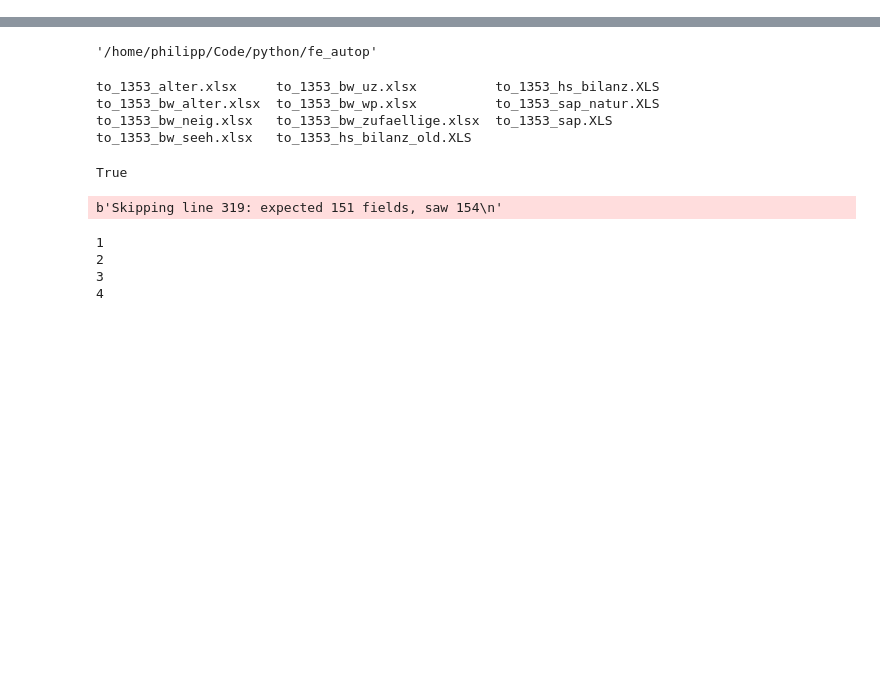
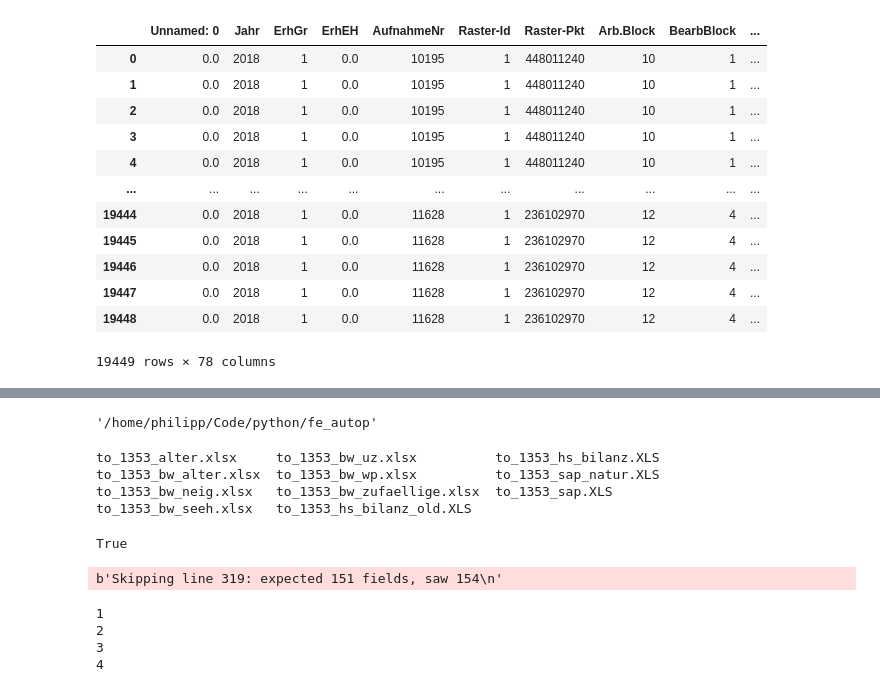
Before and after one commit to satlawa/obf_autop, a Jupyter notebook: main_03.ipynb, the cells around one changed output, grey strips where cells are left out. Saved outputs shown, nothing was run; the diff lists cells and outputs as text; code cells hidden in the pictures; blank space fills up the shorter version.

```diff
--- a/main_03.ipynb
+++ b/main_03.ipynb
@@ -16,4 +16,9 @@ from docx.enum.section import WD_ORIENT
 from docx.enum.section import WD_SECTION
 # %%
 from OBFMain import OBFMain
+# %%
+# set home directory
+home_path = os.getcwd()[:os.getcwd().find('Code/obf_autop')-1]
+# set data_path
+data_path = os.path.join(home_path, 'data', 'obf_autop')
 # %%
@@ -156,0 +68,19 @@ end
+# %%
+path_spi = os.path.join(data_path, 'stichprobe', 'SPI_2018.txt')
+obf_spi = OBFSpi(pd.read_csv(path_spi, sep='\t', encoding = "ISO-8859-1", decimal=',', thousands='.', skipinitialspace=True, skiprows=3))
+# %%
+obf_spi.data
+# %% [output]
+|  | Unnamed: 0 | Jahr | ErhGr | ErhEH | AufnahmeNr | Raster-Id | Raster-Pkt | Arb.Block | BearbBlock | ... |
+| 0 | 0.0 | 2018 | 1 | 0.0 | 10195 | 1 | 448011240 | 10 | 1 | ... |
+| 1 | 0.0 | 2018 | 1 | 0.0 | 10195 | 1 | 448011240 | 10 | 1 | ... |
+| 2 | 0.0 | 2018 | 1 | 0.0 | 10195 | 1 | 448011240 | 10 | 1 | ... |
+| 3 | 0.0 | 2018 | 1 | 0.0 | 10195 | 1 | 448011240 | 10 | 1 | ... |
+| 4 | 0.0 | 2018 | 1 | 0.0 | 10195 | 1 | 448011240 | 10 | 1 | ... |
+| ... | ... | ... | ... | ... | ... | ... | ... | ... | ... | ... |
+| 19444 | 0.0 | 2018 | 1 | 0.0 | 11628 | 1 | 236102970 | 12 | 4 | ... |
+| 19445 | 0.0 | 2018 | 1 | 0.0 | 11628 | 1 | 236102970 | 12 | 4 | ... |
+| 19446 | 0.0 | 2018 | 1 | 0.0 | 11628 | 1 | 236102970 | 12 | 4 | ... |
+| 19447 | 0.0 | 2018 | 1 | 0.0 | 11628 | 1 | 236102970 | 12 | 4 | ... |
+| 19448 | 0.0 | 2018 | 1 | 0.0 | 11628 | 1 | 236102970 | 12 | 4 | ... |
+19449 rows × 78 columns
```
Also changed, not shown: parts of 18 cells of this notebook, 8 other files.
